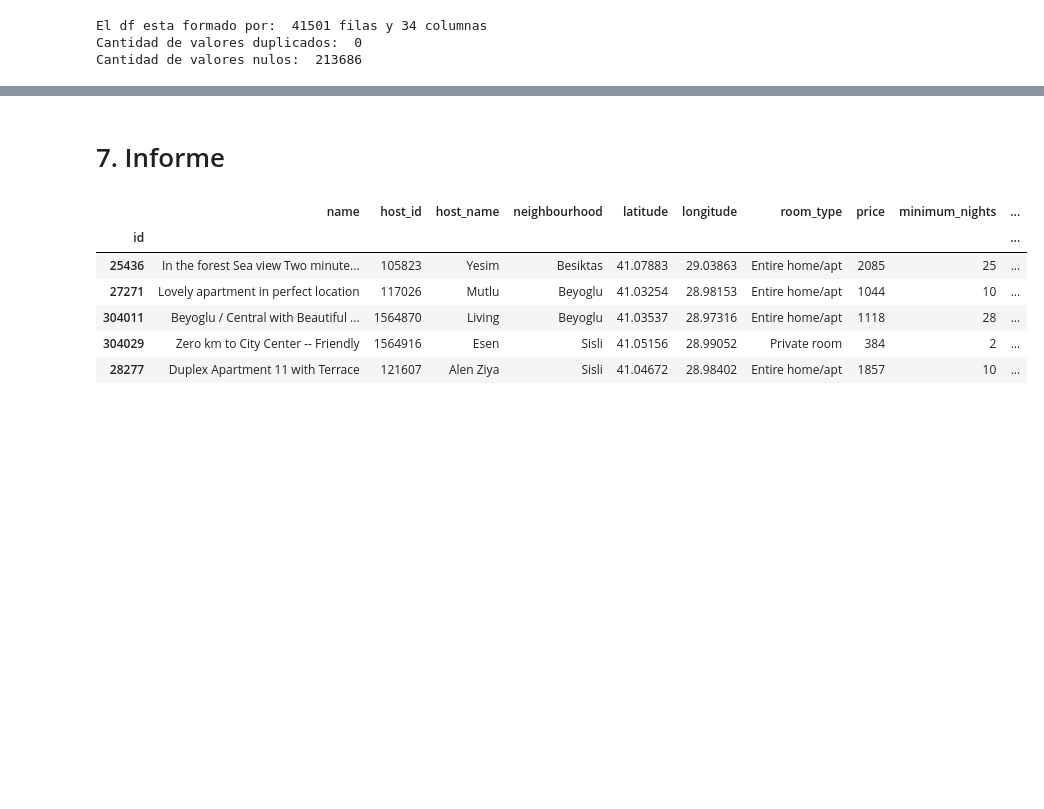
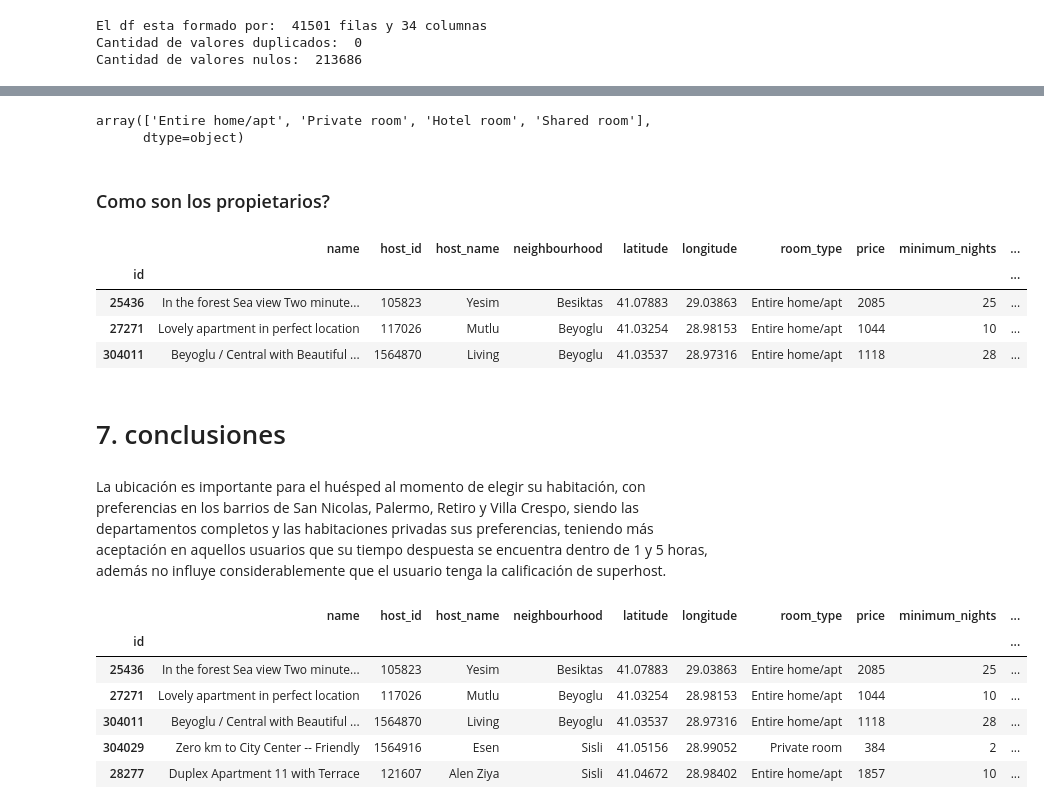
Before and after one commit to fhouska/Proyecto_Airbnb, a Jupyter notebook: Airbnb.ipynb, the cells around one changed output, grey strips where cells are left out. Saved outputs shown, nothing was run; the diff lists cells and outputs as text; code cells hidden in the pictures; blank space fills up the shorter version.

```diff
--- a/Airbnb.ipynb
+++ b/Airbnb.ipynb
@@ -487,0 +447,5 @@ NameError: name 'feq' is not defined
+# %%
+df['room_type'].unique()
+# %% [output]
+array(['Entire home/apt', 'Private room', 'Hotel room', 'Shared room'],
+      dtype=object)
@@ -487,0 +482,10 @@ NameError: name 'feq' is not defined
+# %% [markdown]
+### Como son los propietarios?
+# %%
+df.head(3)
+# %% [output]
+|  | name | host_id | host_name | neighbourhood | latitude | longitude | room_type | price | minimum_nights | ... |
+| id |  |  |  |  |  |  |  |  |  | ... |
+| 25436 | In the forest Sea view Two minute... | 105823 | Yesim | Besiktas | 41.07883 | 29.03863 | Entire home/apt | 2085 | 25 | ... |
+| 27271 | Lovely apartment in perfect location | 117026 | Mutlu | Beyoglu | 41.03254 | 28.98153 | Entire home/apt | 1044 | 10 | ... |
+| 304011 | Beyoglu / Central with Beautiful ... | 1564870 | Living | Beyoglu | 41.03537 | 28.97316 | Entire home/apt | 1118 | 28 | ... |
@@ -488,5 +518,7 @@ NameError: name 'feq' is not defined
 # %% [markdown]
-# 7. Informe
+# 7. conclusiones
+# %% [markdown]
+La ubicación es importante para el huésped al momento de elegir su habitación, con preferencias en los barrios de San Nicolas, Palermo, Retiro y Villa Crespo, siendo las departamentos completos y las habitaciones privadas sus preferencias, teniendo más aceptación en aquellos usuarios que su tiempo despuesta se encuentra dentro de 1 y 5 horas, además no influye considerablemente que el usuario tenga la calificación de superhost.
 # %%
 df.head()
 # %% [output]
```
Also changed, not shown: parts of 41 cells of this notebook, 6 other files.
